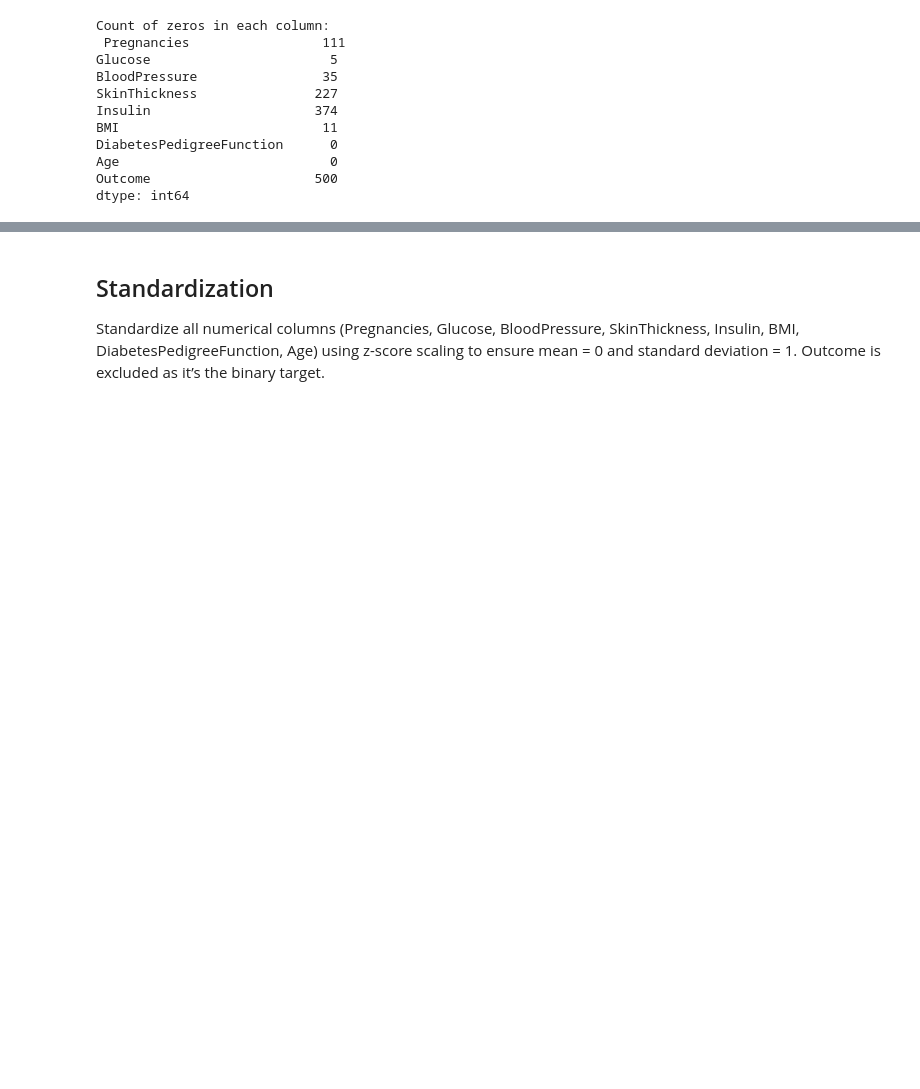
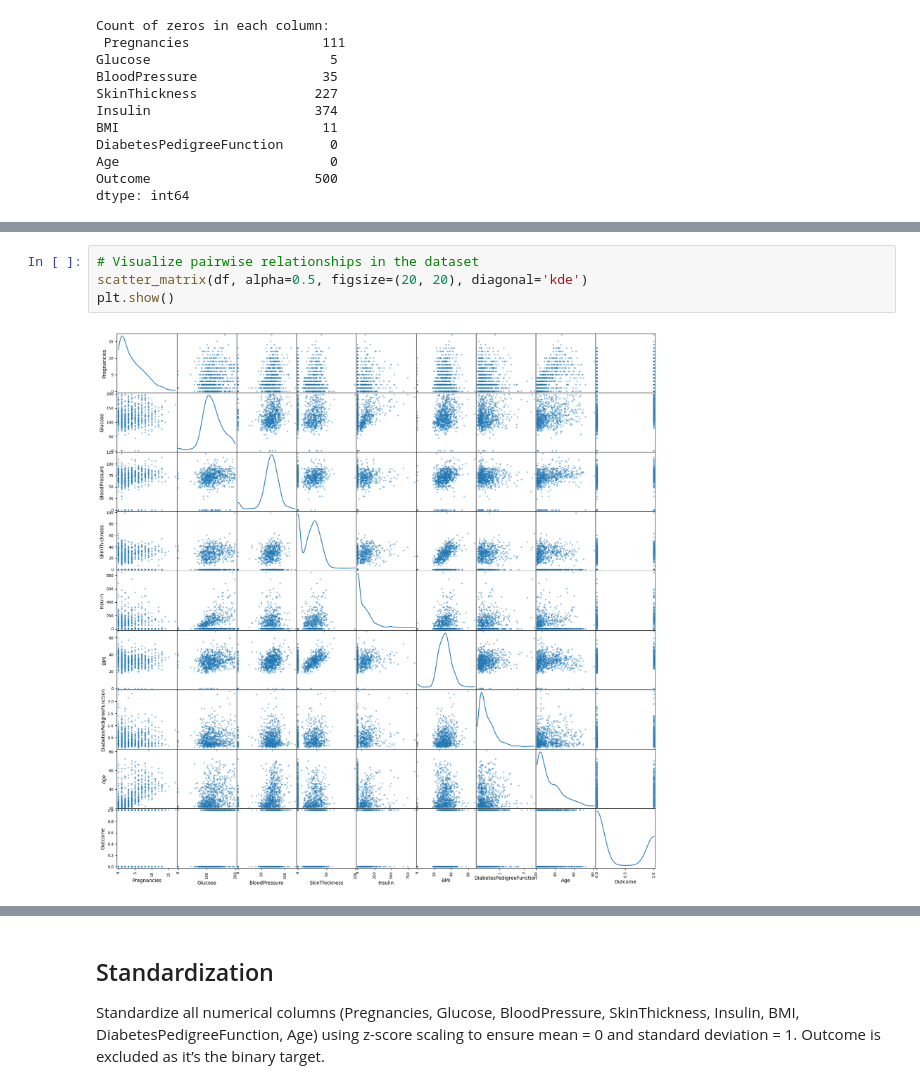
Before and after one commit to mrashutoshnigam/ai-ml-course, a Jupyter notebook: MLOps/G24AIXXXX.ipynb, the cells around one changed output, grey strips where cells are left out. Cells and saved outputs as stored; diff of their text form; blank space fills up the shorter version.

```diff
--- a/MLOps/G24AIXXXX.ipynb
+++ b/MLOps/G24AIXXXX.ipynb
@@ -134,0 +145,6 @@ dtype: int64
+# %%
+# Visualize pairwise relationships in the dataset
+scatter_matrix(df, alpha=0.5, figsize=(20, 20), diagonal='kde')
+plt.show()
+# %% [output]
+[figure, added]
```
Also changed, not shown: parts of 34 cells of this notebook.
